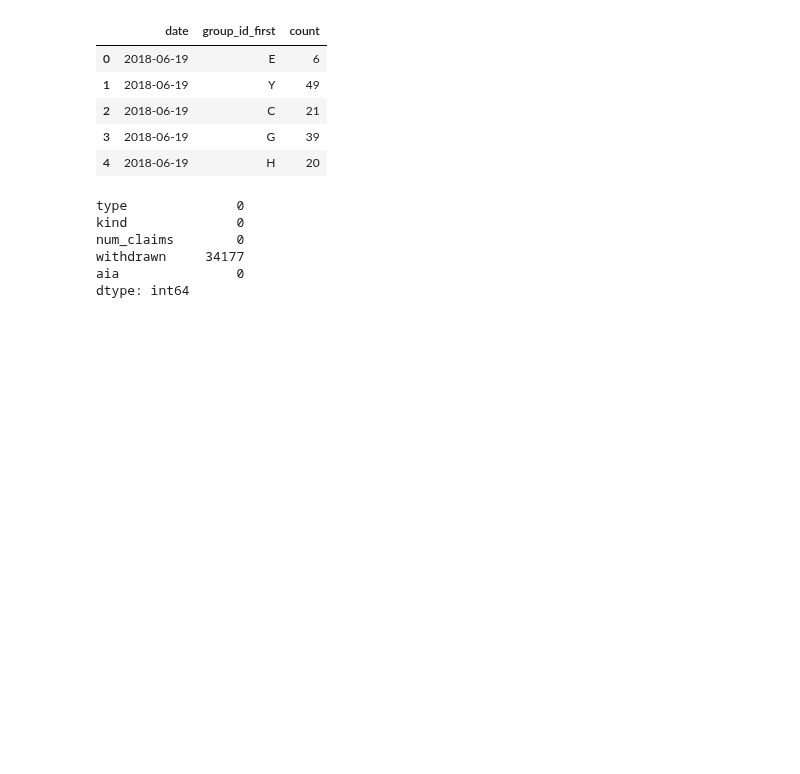
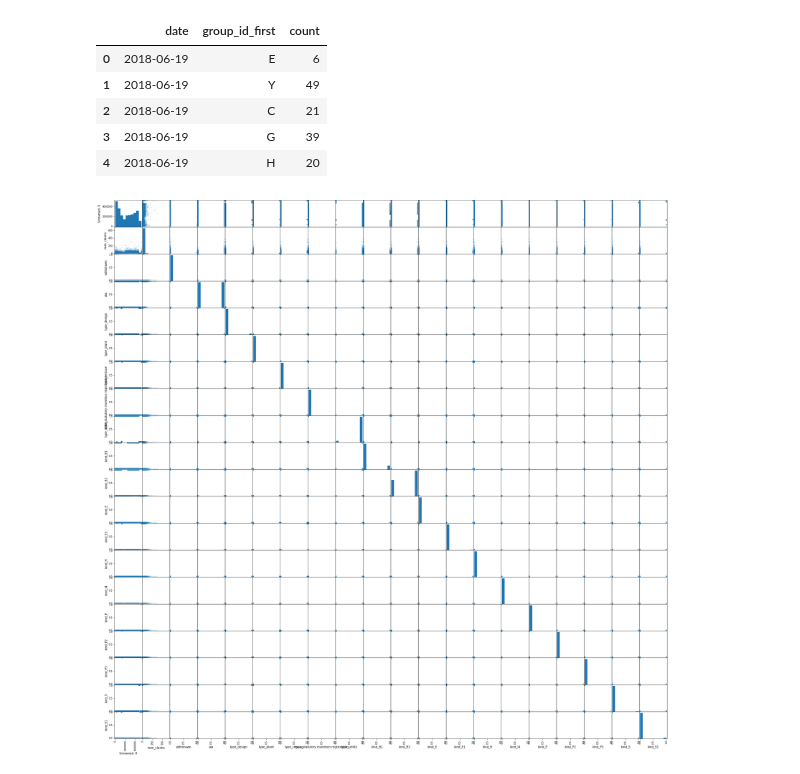
Before and after one commit to LawrenceGlenn/Exploration_of_Patent_Data, a Jupyter notebook: EDA.ipynb, the cells around one changed output. Cells and saved outputs as stored; diff of their text form; code cells hidden in the pictures; blank space fills up the shorter version.

```diff
--- a/EDA.ipynb
+++ b/EDA.ipynb
@@ -700,8 +697,0 @@ import pandas as pd
-# %%
-
-
-import seaborn as sns
-sns.set(style="ticks")
-
-df = sns.load_dataset("iris")
-sns.pairplot(df, hue="species")
@@ -722,9 +698,13 @@ import matplotlib as plt
-# %%
-combined.isna().sum()
-# %% [output]
-type              0
-kind              0
-num_claims        0
-withdrawn     34177
-aia               0
-dtype: int64
+# %%
+import pandas as pd
+train = pd.read_csv("data/temp/train_pd.csv",sep="|")
+cols= ['Unnamed: 0.1','id','date','abstract','title']
+train.drop(cols,axis=1,inplace=True)
+train = train.fillna(0)
+train = pd.get_dummies(train,drop_first=True)
+# %%
+import matplotlib.pyplot as plt
+pd.plotting.scatter_matrix(train, alpha=0.2, figsize=(34,34))
+plt.show()
+# %% [output]
+[figure, added]
```
Also changed, not shown: parts of 7 cells of this notebook, 7 other files.
